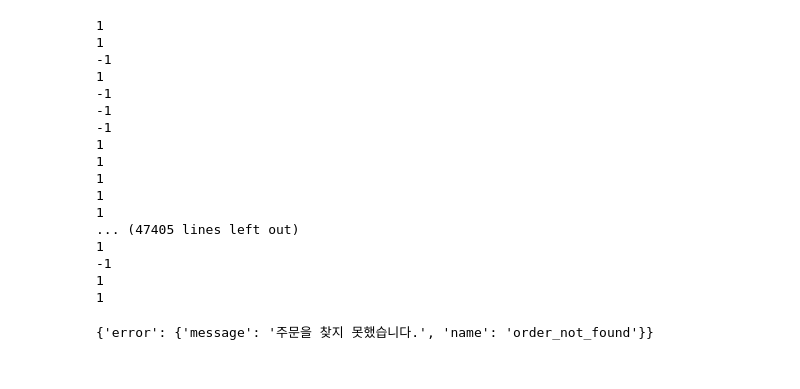
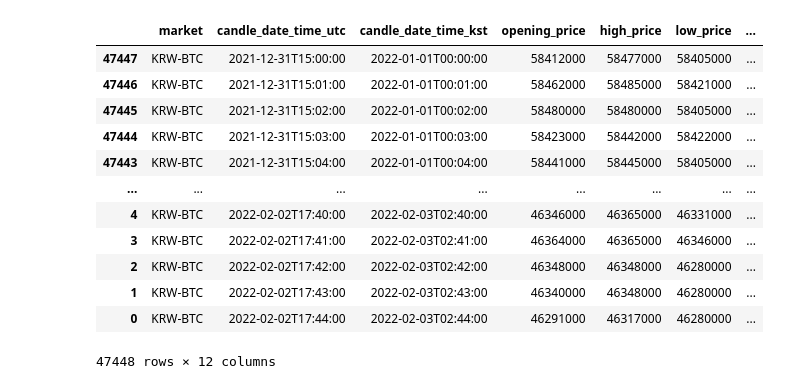
Before and after one commit to helpingstar/hstrader, a Jupyter notebook: three_minute_momentum.ipynb, the cells around one changed output. Saved outputs shown, nothing was run; the diff lists cells and outputs as text; code cells hidden in the pictures.

```diff
--- a/three_minute_momentum.ipynb
+++ b/three_minute_momentum.ipynb
@@ -43,65 +49,18 @@ df_2022
 # %%
 df_2022 = df_2022[::-1]
-# %%
-count = 0
-
-for _, member in df_2022.iterrows():
-    if member['move'] == 1:
-        count += 1
-    if count == 4:
-# %% [output]
-1
-1
--1
-1
--1
--1
--1
-1
-1
-1
-1
-1
-... (47405 lines left out)
-1
--1
-1
-1
-# %%
-import os
-import jwt
-import uuid
-import hashlib
-from urllib.parse import urlencode
-
-import requests
-
-access_key = os.environ['UPBIT_OPEN_API_ACCESS_KEY']
-secret_key = os.environ['UPBIT_OPEN_API_SECRET_KEY']
-server_url = os.environ['UPBIT_OPEN_API_SERVER_URL']
-
-query = {
-    'uuid': '9ca023a5-851b-4fec-9f0a-48cd83c2eaae',
-}
-query_string = urlencode(query).encode()
-
-m = hashlib.sha512()
-m.update(query_string)
-query_hash = m.hexdigest()
-
-payload = {
-    'access_key': access_key,
-    'nonce': str(uuid.uuid4()),
-    'query_hash': query_hash,
-    'query_hash_alg': 'SHA512',
-}
-
-jwt_token = jwt.encode(payload, secret_key)
-authorize_token = 'Bearer {}'.format(jwt_token)
-headers = {"Authorization": authorize_token}
-
-res = requests.get(server_url + "/v1/order", params=query, headers=headers)
-
-print(res.json())
-# %% [output]
-{'error': {'message': '주문을 찾지 못했습니다.', 'name': 'order_not_found'}}
+# %%
+df_2022
+# %% [output]
+|  | market | candle_date_time_utc | candle_date_time_kst | opening_price | high_price | low_price | ... |
+| 47447 | KRW-BTC | 2021-12-31T15:00:00 | 2022-01-01T00:00:00 | 58412000 | 58477000 | 58405000 | ... |
+| 47446 | KRW-BTC | 2021-12-31T15:01:00 | 2022-01-01T00:01:00 | 58462000 | 58485000 | 58421000 | ... |
+| 47445 | KRW-BTC | 2021-12-31T15:02:00 | 2022-01-01T00:02:00 | 58480000 | 58480000 | 58405000 | ... |
+| 47444 | KRW-BTC | 2021-12-31T15:03:00 | 2022-01-01T00:03:00 | 58423000 | 58442000 | 58422000 | ... |
+| 47443 | KRW-BTC | 2021-12-31T15:04:00 | 2022-01-01T00:04:00 | 58441000 | 58445000 | 58405000 | ... |
+| ... | ... | ... | ... | ... | ... | ... | ... |
+| 4 | KRW-BTC | 2022-02-02T17:40:00 | 2022-02-03T02:40:00 | 46346000 | 46365000 | 46331000 | ... |
+| 3 | KRW-BTC | 2022-02-02T17:41:00 | 2022-02-03T02:41:00 | 46364000 | 46365000 | 46346000 | ... |
+| 2 | KRW-BTC | 2022-02-02T17:42:00 | 2022-02-03T02:42:00 | 46348000 | 46348000 | 46280000 | ... |
+| 1 | KRW-BTC | 2022-02-02T17:43:00 | 2022-02-03T02:43:00 | 46340000 | 46348000 | 46280000 | ... |
+| 0 | KRW-BTC | 2022-02-02T17:44:00 | 2022-02-03T02:44:00 | 46291000 | 46317000 | 46280000 | ... |
+47448 rows × 12 columns
```
Also changed, not shown: parts of 19 cells of this notebook.
